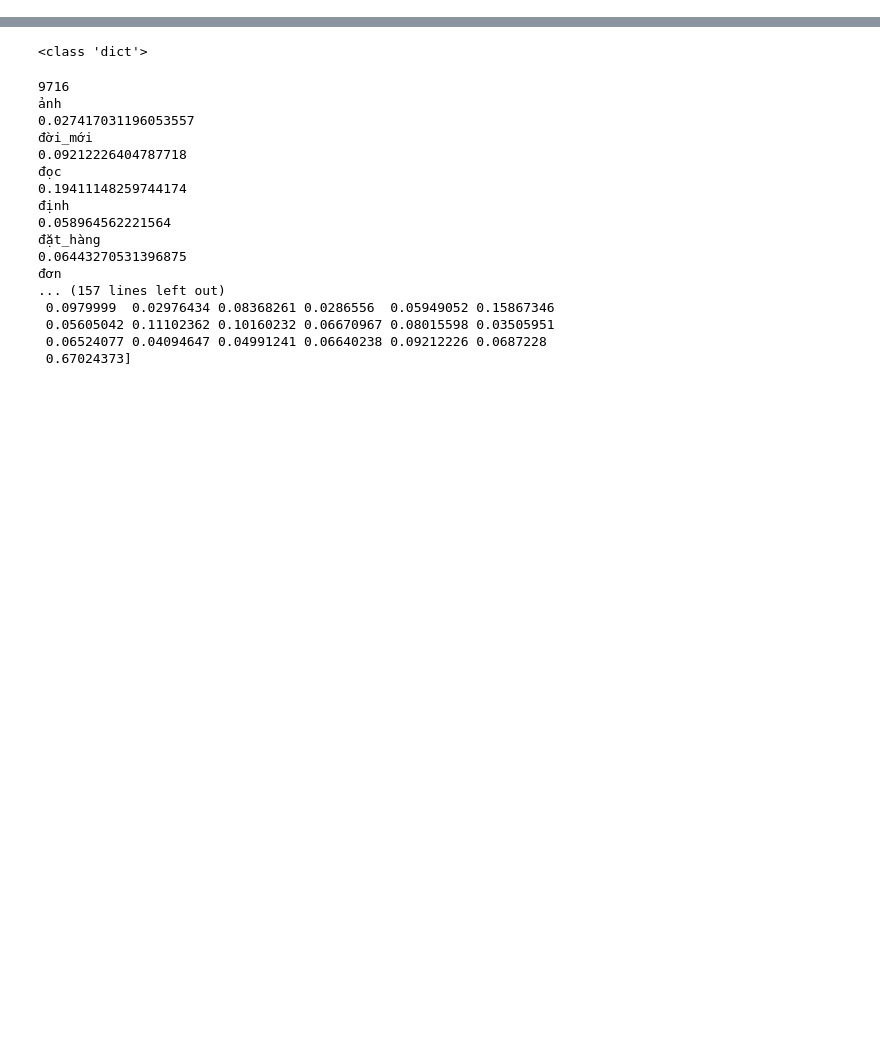
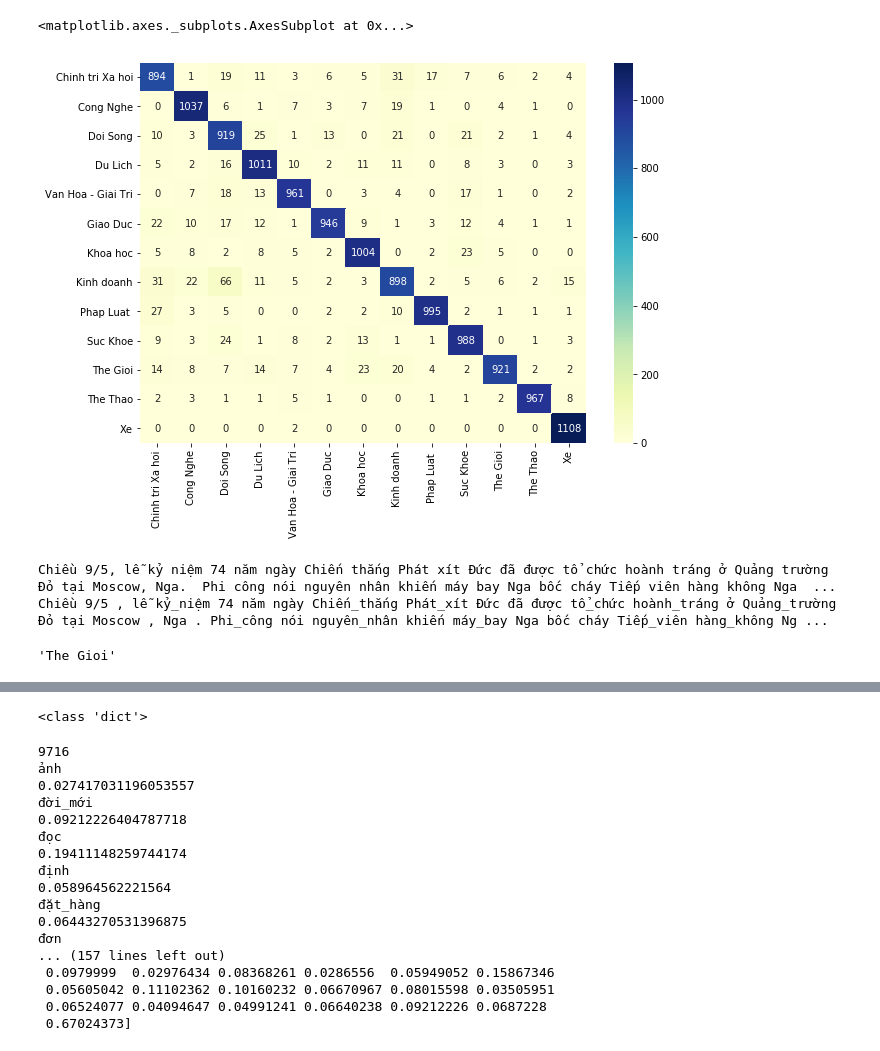
Before and after one commit to doanngochoanghy/datn, a Jupyter notebook: Training_model.ipynb, the cells around one changed output, grey strips where cells are left out. Drawn from its saved outputs; the diff is of its cells as text; code cells hidden in the pictures; blank space fills up the shorter version.

Commit message:
train model

```diff
--- a/Training_model.ipynb
+++ b/Training_model.ipynb
@@ -142,0 +178,36 @@ y_pred = clf.predict(X_test)
+# %%
+import pandas as pd
+import codecs
+from sklearn.utils import shuffle
+labels = [
+('Chinh tri Xa hoi', 0),
+('Cong Nghe', 1),
+('Doi Song', 2),
+('Du Lich', 3),
+('Van Hoa - Giai Tri', 4),
+('Giao Duc', 5),
+('Khoa hoc', 6),
+('Kinh doanh', 7),
+('Phap Luat ', 8),
+('Suc Khoe', 9),
+('The Gioi', 10),
+('The Thao', 11),
+('Xe', 12),
+]
+data = pd.read_csv(
+    codecs.open('train_data/train_data.csv', 'r', 'utf-8'))
+
+df = data[(data['label'] == 6.0) | (data['label'] == 12.0) | (data['label'] == 1.0) | (data['label'] == 2.0) ]
+df=df.append(df, ignore_index=True)
+df = shuffle(df)
+data = data.append(df,ignore_index=True)
+
+data = data.loc[data.sample(frac=1).groupby('label').cumcount() > 3500]
+
+data = data.append(pd.read_csv(codecs.open('train_data/vietnamnet.csv', 'r', 'utf-8')) ,ignore_index=True )
+
+data = data.loc[data.sample(frac=1).groupby('label').cumcount() < 500]
+
+for label, idx in labels:
+    print('%d. %s: %d' % (idx, label,len(data[data.label == idx])))
+X_test, y_test = data.content, data.label
@@ -143,3 +258,33 @@ y_pred = clf.predict(X_test)
+# %%
+import seaborn as sn
+import pandas as pd
+import matplotlib.pyplot as plt
+array = confusion_matrix(y_test,y_pred)
+df_cm = pd.DataFrame(array, index = [i[0] for i in labels],
+                  columns = [i[0] for i in labels])
+plt.figure(figsize = (10,7))
+sn.heatmap(df_cm, annot=True,fmt="d",cmap="YlGnBu")
+# %% [output]
+<matplotlib.axes._subplots.AxesSubplot at 0x...>
+[figure, added]
+# %%
+text = input()
+
+from underthesea import word_tokenize
+
+
+test_data = [{"content": text}
+]
+
+data = pd.DataFrame(test_data)
+data['content'] = data.apply(lambda row: word_tokenize(row['content'], format="text"), axis=1)
+print(data.loc[0]['content'])
+labels[int(clf.predict(data['content']))][0]
+# clf.predict_proba(data['content'])[0]
+# %% [output]
+Chiều 9/5, lễ kỷ niệm 74 năm ngày Chiến thắng Phát xít Đức đã được tổ chức hoành tráng ở Quảng trường Đỏ tại Moscow, Nga.  Phi công nói nguyên nhân khiến máy bay Nga bốc cháy Tiếp viên hàng không Nga  ...
+Chiều 9/5 , lễ kỷ_niệm 74 năm ngày Chiến_thắng Phát_xít Đức đã được tổ_chức hoành_tráng ở Quảng_trường Đỏ tại Moscow , Nga . Phi_công nói nguyên_nhân khiến máy_bay Nga bốc cháy Tiếp_viên hàng_không Ng ...
+'The Gioi'
 # %%
 from sklearn.metrics import classification_report, confusion_matrix, accuracy_score
 
```
Also changed, not shown: parts of 20 cells of this notebook, 11 other files.
